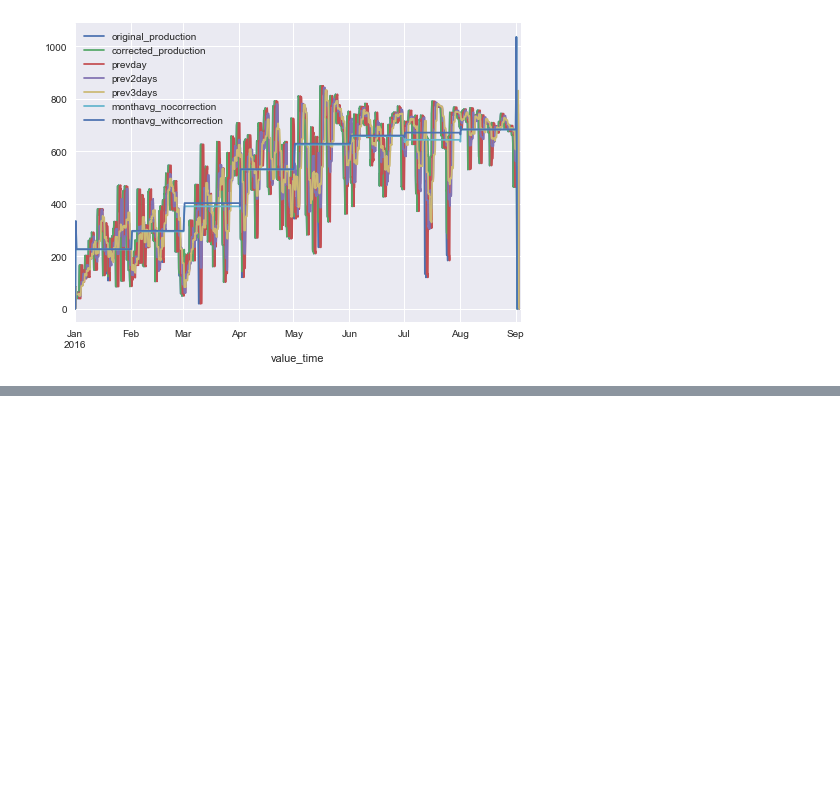
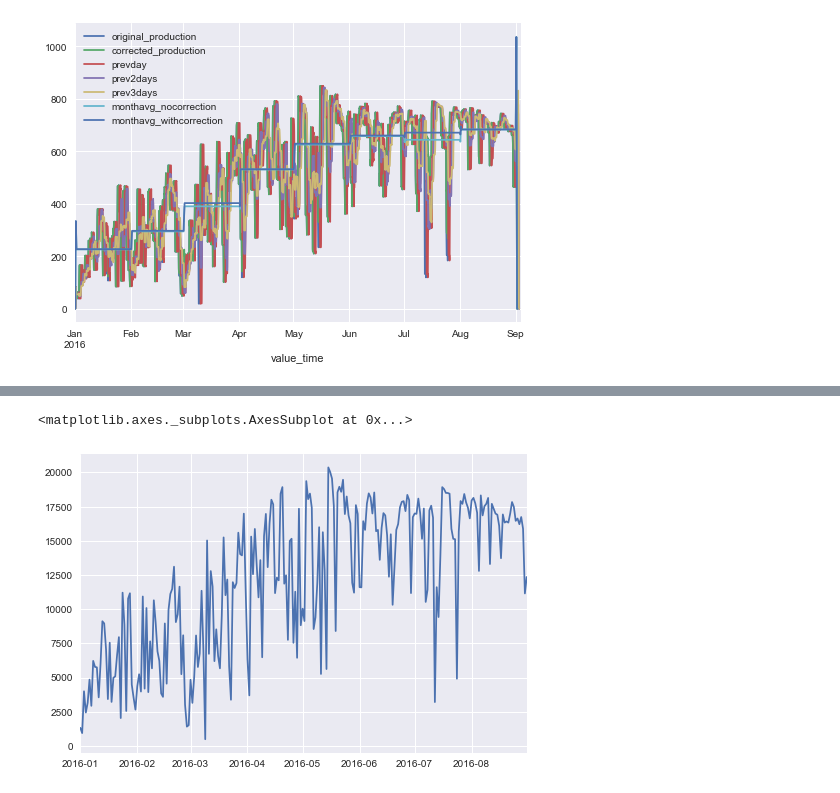
Before and after one commit to dragosbo/rapid, a Jupyter notebook: solar.ipynb, the cells around one changed output, grey strips where cells are left out. Cells and saved outputs as stored; diff of their text form; code cells hidden in the pictures; blank space fills up the shorter version.

Commit message:
Add nice graphs and pivoted data

```diff
--- a/solar.ipynb
+++ b/solar.ipynb
@@ -124,3 +124,9 @@ res.resample('D').mean().plot();
 res.rolling('24h').mean().plot();
 # %% [output]
 [figure]
+# %%
+b = df.copy()
+c = b.groupby([pd.to_datetime(b.index.date),b.index.hour]).mean().unstack()   #  hours by date
+d = c.sum(axis=1)  # total by date
+daily_shape = c.divide(d, axis=0)
+small = daily_shape[:30]
@@ -126,0 +142,5 @@ res.rolling('24h').mean().plot();
+# %%
+d.plot()
+# %% [output]
+<matplotlib.axes._subplots.AxesSubplot at 0x...>
+[figure, added]
```
Also changed, not shown: parts of 13 cells of this notebook.
